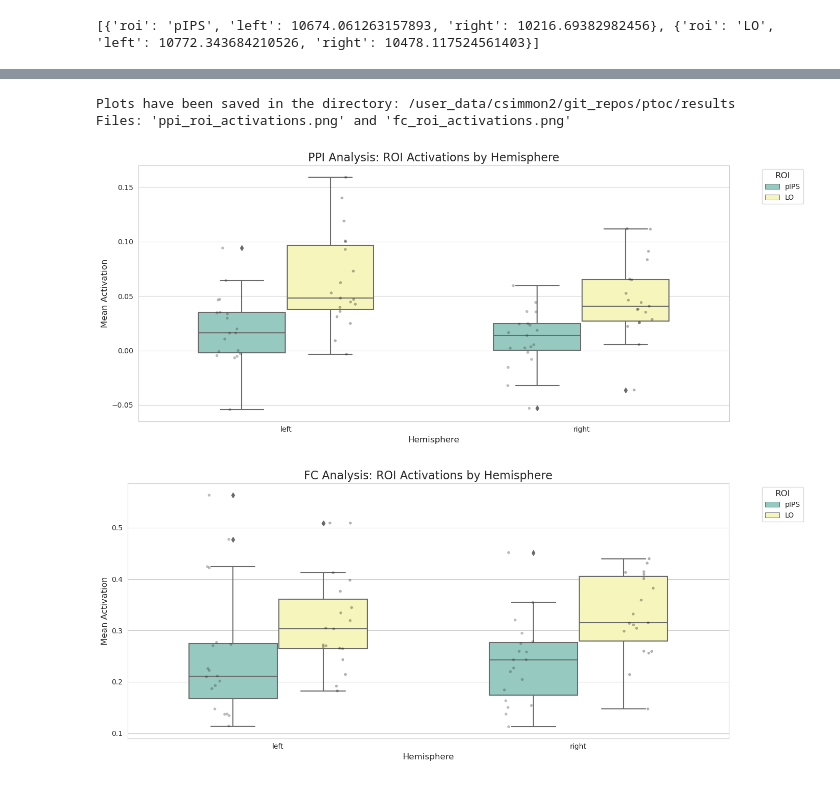
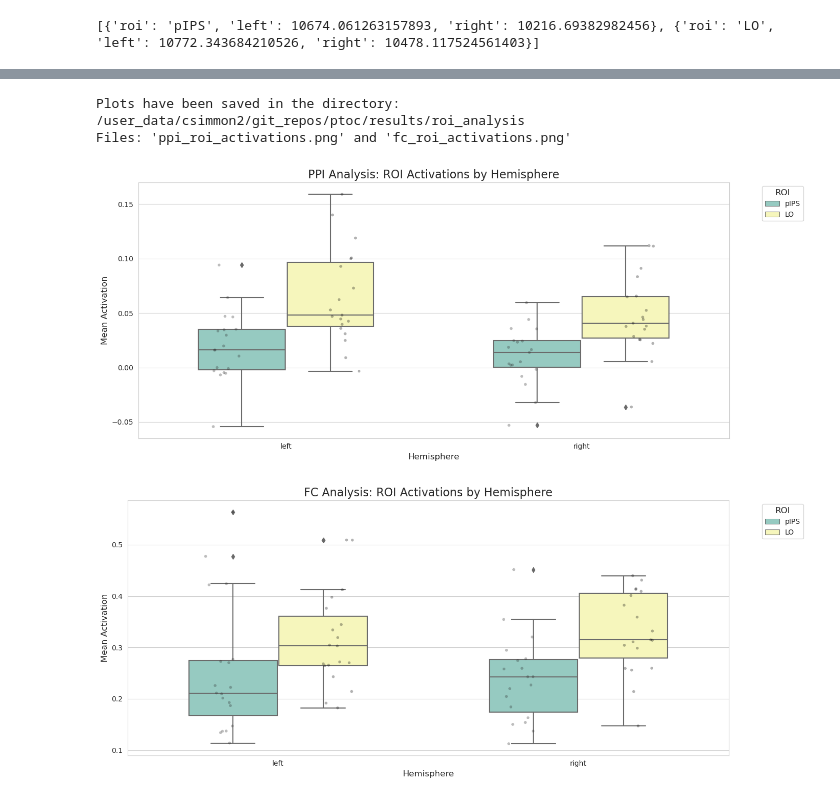
Before and after one commit to cnsimmons/ptoc, a Jupyter notebook: analyses/gca/visualize_roi.ipynb, the cells around one changed output, grey strips where cells are left out. Saved outputs shown, nothing was run; the diff lists cells and outputs as text; code cells hidden in the pictures.

```diff
--- a/analyses/gca/visualize_roi.ipynb
+++ b/analyses/gca/visualize_roi.ipynb
@@ -164,7 +116,7 @@ import os
 
 # Set up directories
 curr_dir = f'/user_data/csimmon2/git_repos/ptoc'
-results_dir = '/user_data/csimmon2/git_repos/ptoc/results'
+results_dir = '/user_data/csimmon2/git_repos/ptoc/results/roi_analysis'
 
 # Load the data
 data_path = os.path.join(results_dir, 'roi_mean_activations.csv')
@@ -219,7 +171,7 @@ import os
 
 # Set up directories
 curr_dir = f'/user_data/csimmon2/git_repos/ptoc'
-results_dir = '/user_data/csimmon2/git_repos/ptoc/results'
+results_dir = '/user_data/csimmon2/git_repos/ptoc/results/roi_analysis'
 
 # Load the data
 data_path = os.path.join(results_dir, 'roi_mean_activations.csv')
@@ -238,33 +190,33 @@ def create_boxplot(data, analysis_type):
                 data=plot_data, palette='Set3', width=0.6)
 
     # Add individual data points
     sns.stripplot(x='hemisphere', y='mean_activation', hue='roi',
                   data=plot_data, dodge=True, alpha=0.3,
                   color='black', size=4)
 
     # Customize the plot
     plt.title(f'{analysis_type.upper()} Analysis: ROI Activations by Hemisphere', fontsize=16)
     plt.xlabel('Hemisphere', fontsize=12)
     plt.ylabel('Mean Activation', fontsize=12)
 
     # Adjust legend
     handles, labels = plt.gca().get_legend_handles_labels()
     plt.legend(handles[:2], labels[:2], title='ROI', title_fontsize='12', fontsize='10',
                bbox_to_anchor=(1.05, 1), loc='upper left')
 
     plt.tight_layout()
     output_path = os.path.join(results_dir, f'{analysis_type}_roi_activations.png')
     #plt.savefig(output_path, dpi=300, bbox_inches='tight')
     #plt.close()
 
 # Generate plots for both PPI and FC analyses
 create_boxplot(data, 'ppi')
 create_boxplot(data, 'fc')
 
 print(f"Plots have been saved in the directory: {results_dir}")
 print("Files: 'ppi_roi_activations.png' and 'fc_roi_activations.png'")
 # %% [output]
-Plots have been saved in the directory: /user_data/csimmon2/git_repos/ptoc/results
+Plots have been saved in the directory: /user_data/csimmon2/git_repos/ptoc/results/roi_analysis
 Files: 'ppi_roi_activations.png' and 'fc_roi_activations.png'
-[figure, old version]
+[figure, new version]
-[figure, old version]
+[figure, new version]
```
Also changed, not shown: parts of 6 cells of this notebook, 31 other files.
